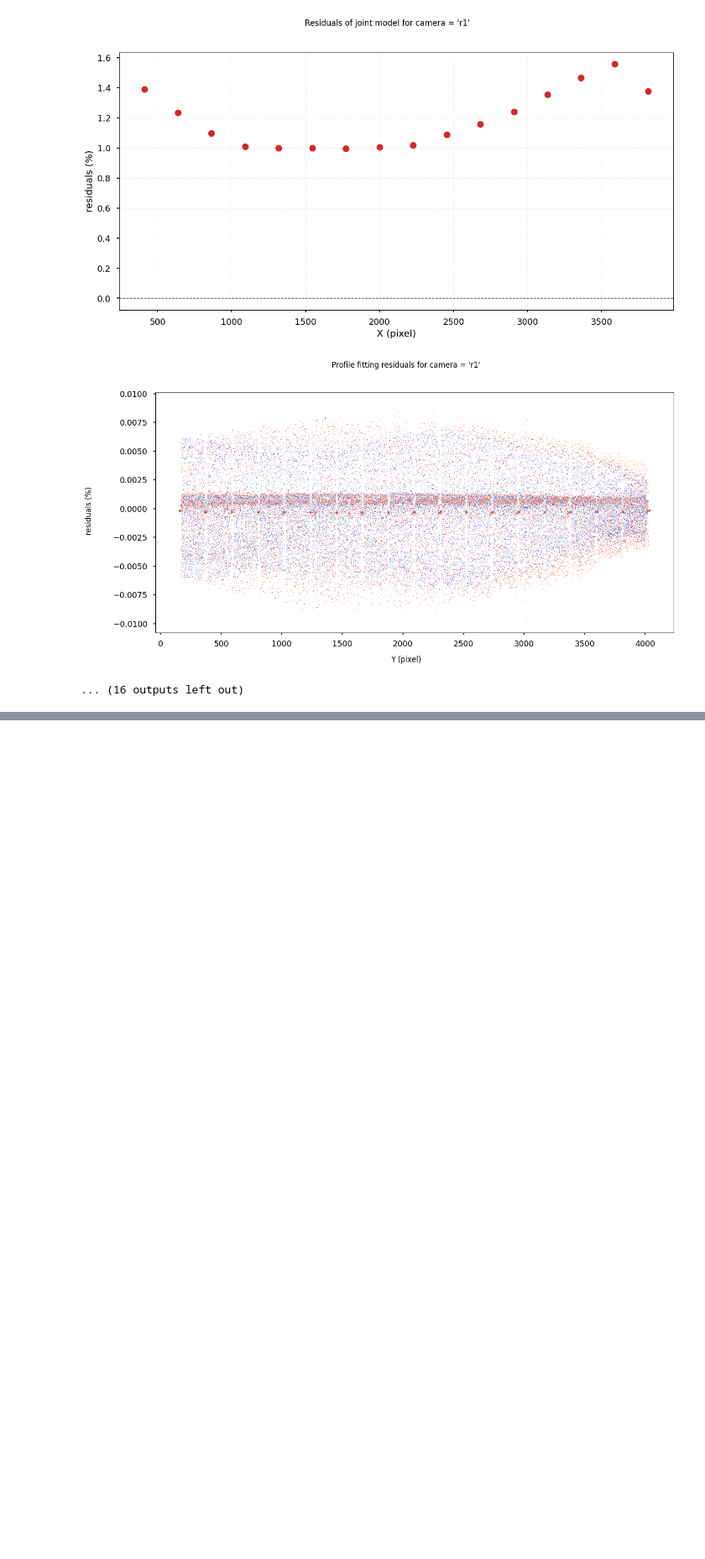
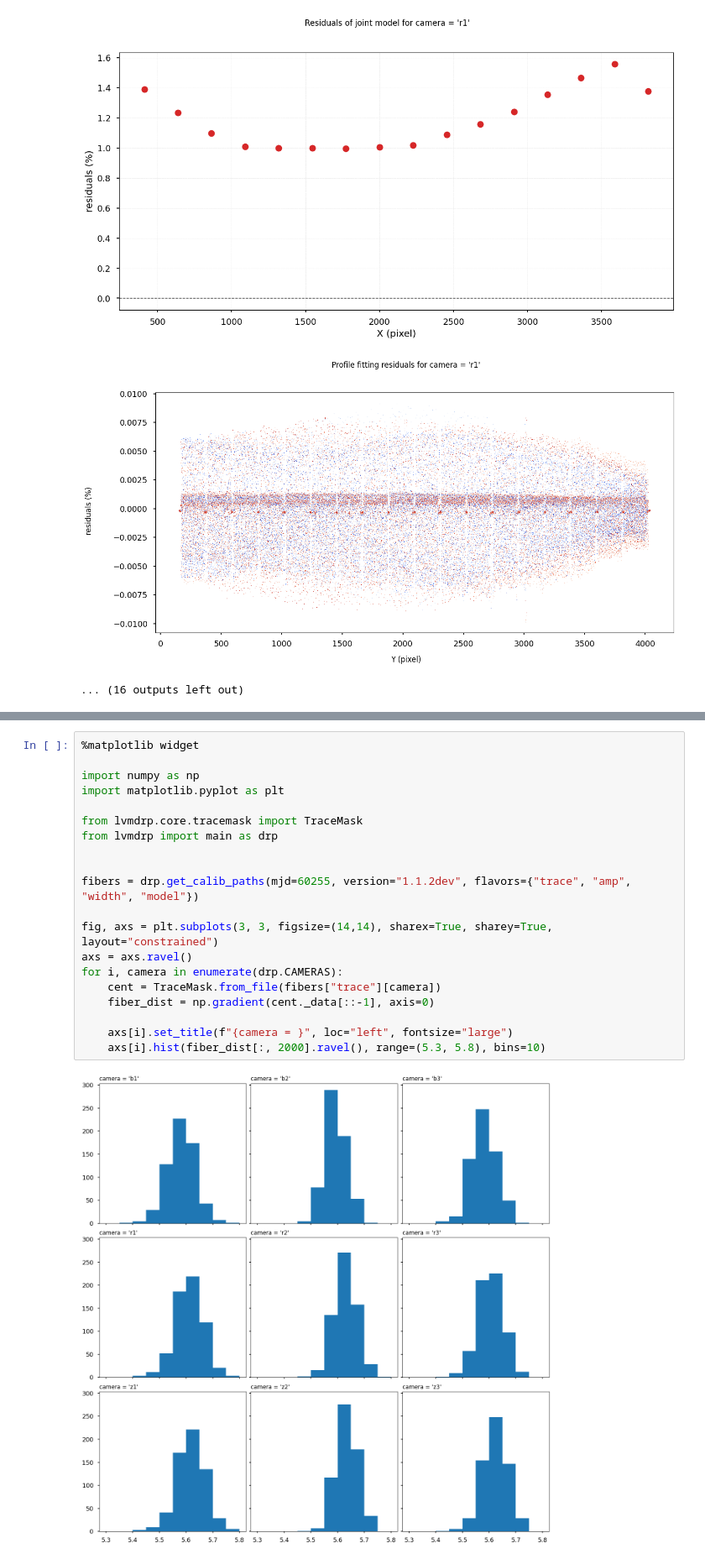
Before and after one commit to sdss/lvmdrp, a Jupyter notebook: examples/lco_com/traces.ipynb, the cells around one changed output, grey strips where cells are left out. Shown at 84% size. Drawn from its saved outputs; the diff is of its cells as text; blank space fills up the shorter version.

```diff
--- a/examples/lco_com/traces.ipynb
+++ b/examples/lco_com/traces.ipynb
@@ -227,0 +226,22 @@ for idx in ifibers:
+# %%
+%matplotlib widget
+
+import numpy as np
+import matplotlib.pyplot as plt
+
+from lvmdrp.core.tracemask import TraceMask
+from lvmdrp import main as drp
+
+
+fibers = drp.get_calib_paths(mjd=60255, version="1.1.2dev", flavors={"trace", "amp", "width", "model"})
+
+fig, axs = plt.subplots(3, 3, figsize=(14,14), sharex=True, sharey=True, layout="constrained")
+axs = axs.ravel()
+for i, camera in enumerate(drp.CAMERAS):
+    cent = TraceMask.from_file(fibers["trace"][camera])
+    fiber_dist = np.gradient(cent._data[::-1], axis=0)
+
+    axs[i].set_title(f"{camera = }", loc="left", fontsize="large")
+    axs[i].hist(fiber_dist[:, 2000].ravel(), range=(5.3, 5.8), bins=10)
+# %% [output]
+[figure, added]
```
Also changed, not shown: parts of 4 cells of this notebook, 1 other file.
